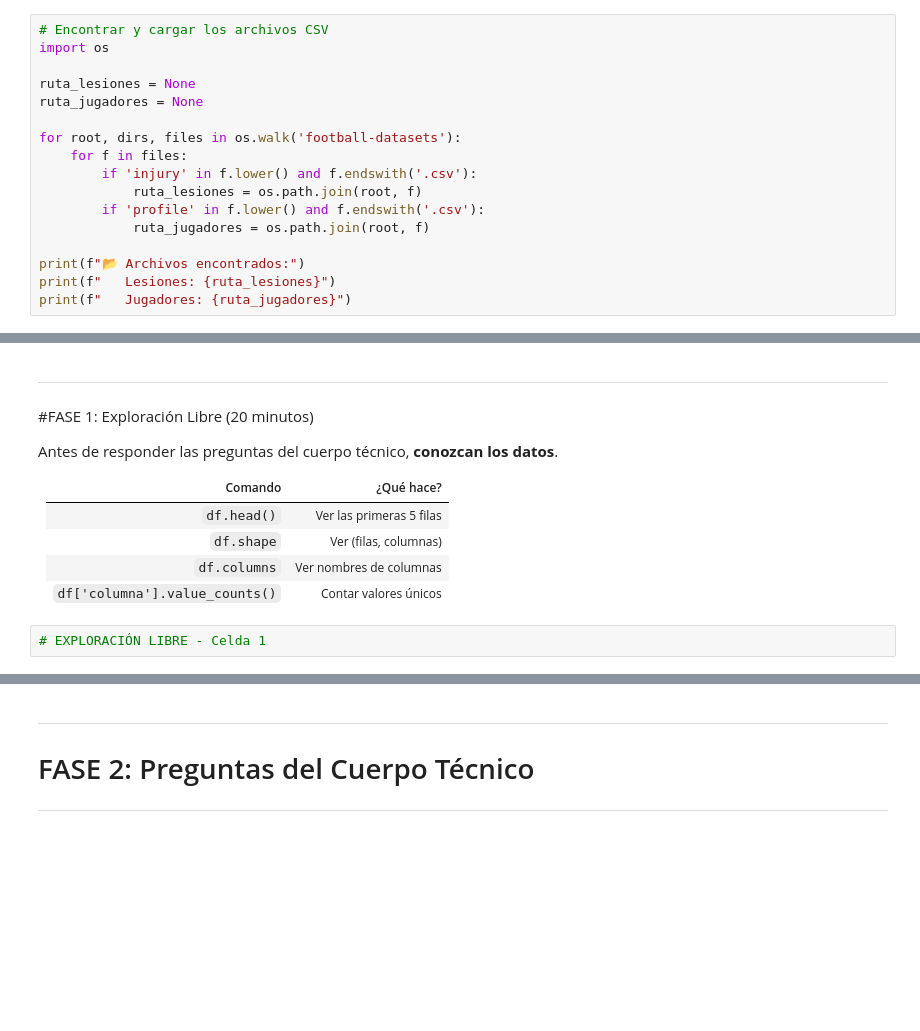
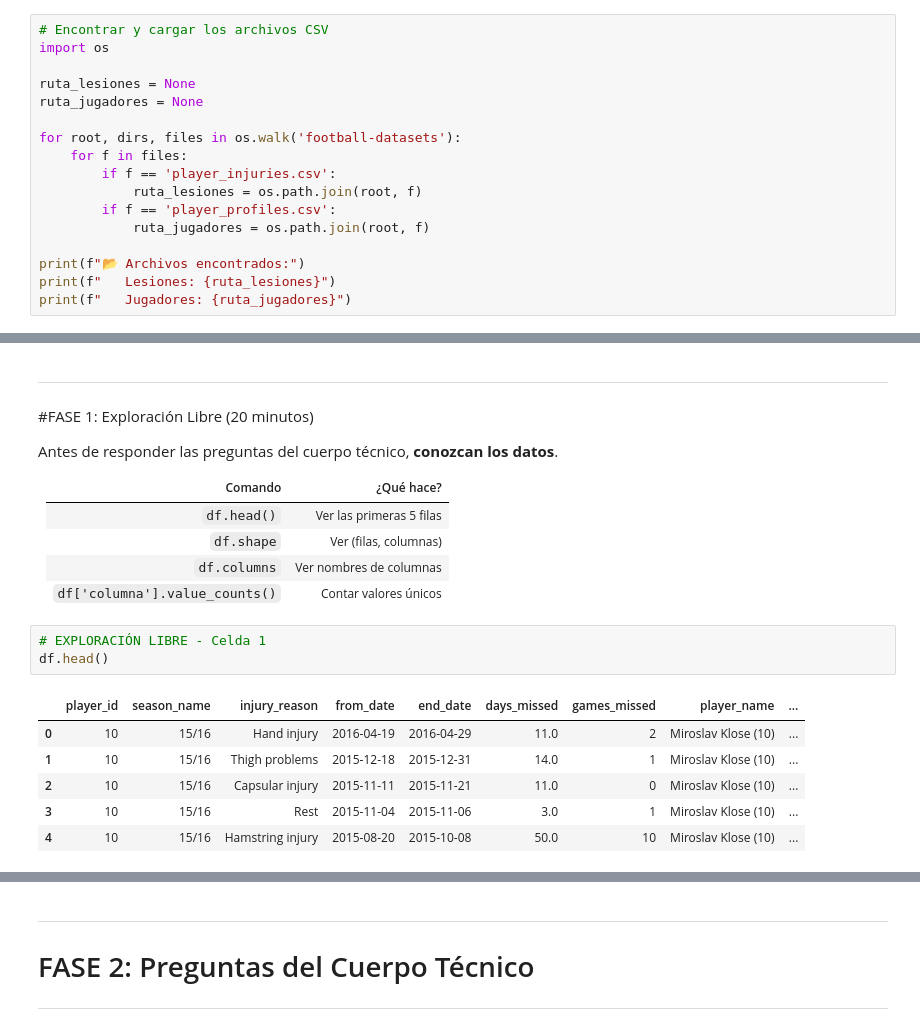
Before and after one commit to dani9510/Materia_Mach, a Jupyter notebook: taller_mundial_10022025.ipynb, the cells around one changed output, grey strips where cells are left out. Cells and saved outputs as stored; diff of their text form; blank space fills up the shorter version.

```diff
--- a/taller_mundial_10022025.ipynb
+++ b/taller_mundial_10022025.ipynb
@@ -85,9 +117,9 @@ ruta_jugadores = None
 
 for root, dirs, files in os.walk('football-datasets'):
     for f in files:
-        if 'injury' in f.lower() and f.endswith('.csv'):
+        if f == 'player_injuries.csv':
             ruta_lesiones = os.path.join(root, f)
-        if 'profile' in f.lower() and f.endswith('.csv'):
+        if f == 'player_profiles.csv':
             ruta_jugadores = os.path.join(root, f)
 
 print(f"📂 Archivos encontrados:")
@@ -140,5 +191,13 @@ Antes de responder las preguntas del cuerpo técnico, **conozcan los datos**.
 | `df['columna'].value_counts()` | Contar valores únicos |
 # %%
 # EXPLORACIÓN LIBRE - Celda 1
+df.head()
+# %% [output]
+|  | player_id | season_name | injury_reason | from_date | end_date | days_missed | games_missed | player_name | ... |
+| 0 | 10 | 15/16 | Hand injury | 2016-04-19 | 2016-04-29 | 11.0 | 2 | Miroslav Klose (10) | ... |
+| 1 | 10 | 15/16 | Thigh problems | 2015-12-18 | 2015-12-31 | 14.0 | 1 | Miroslav Klose (10) | ... |
+| 2 | 10 | 15/16 | Capsular injury | 2015-11-11 | 2015-11-21 | 11.0 | 0 | Miroslav Klose (10) | ... |
+| 3 | 10 | 15/16 | Rest | 2015-11-04 | 2015-11-06 | 3.0 | 1 | Miroslav Klose (10) | ... |
+| 4 | 10 | 15/16 | Hamstring injury | 2015-08-20 | 2015-10-08 | 50.0 | 10 | Miroslav Klose (10) | ... |
 # %%
 # EXPLORACIÓN LIBRE - Celda 2
```
Also changed, not shown: parts of 32 cells of this notebook, 1 other file.
